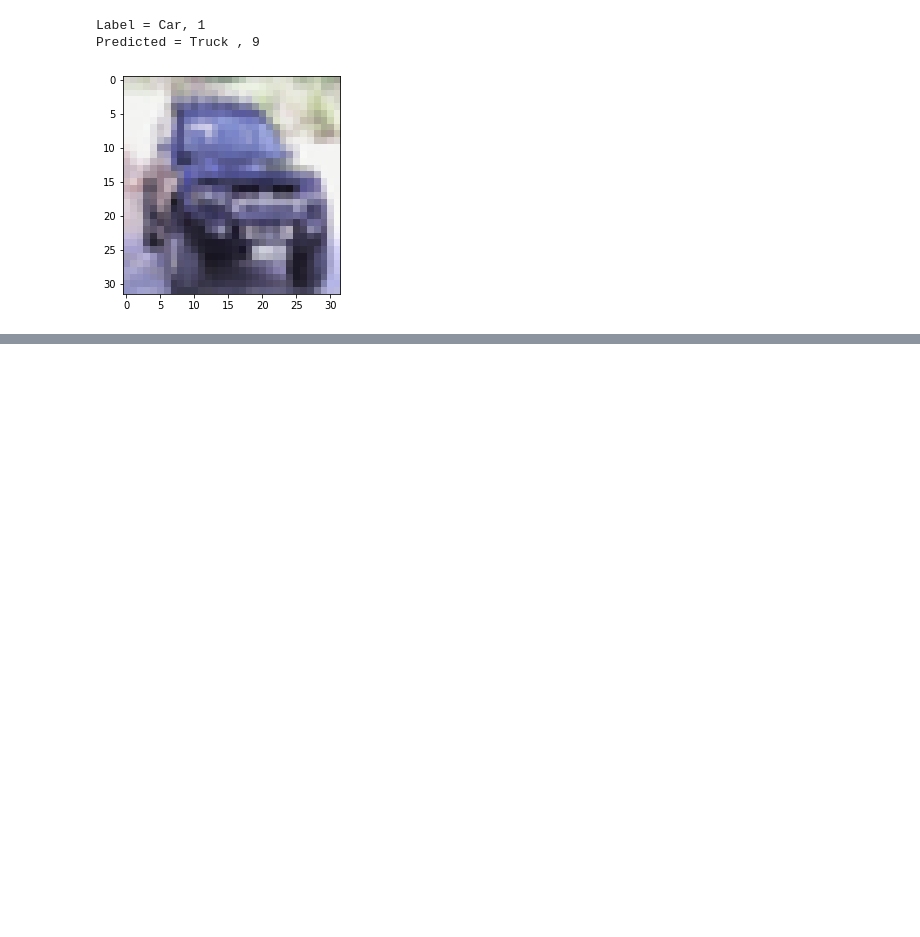
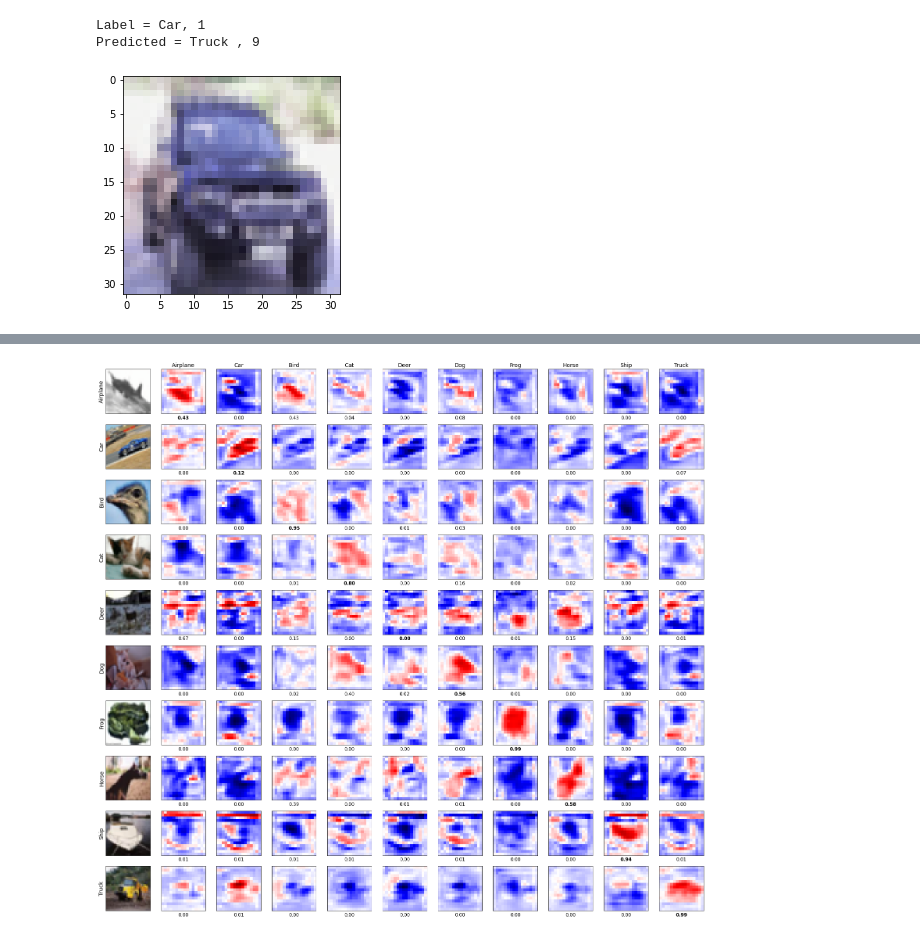
Before and after one commit to roldanjrgl/ml_project, a Jupyter notebook: notebooks/cifar_models_performance_analysis_v2.ipynb, the cells around one changed output, grey strips where cells are left out. Saved outputs shown, nothing was run; the diff lists cells and outputs as text; code cells hidden in the pictures; blank space fills up the shorter version.

```diff
--- a/notebooks/cifar_models_performance_analysis_v2.ipynb
+++ b/notebooks/cifar_models_performance_analysis_v2.ipynb
@@ -116,7 +116,7 @@ surr_model_path = 'cifar_c10_vit_surrogate_lb20.pt'
 if os.path.isfile(surr_model_path):
     print('Loading saved surrogate model')
     surr_B = torch.load(surr_model_path).to(device)
-    surrogate_B = ImageSurrogate(surr, width=32, height=32, superpixel_size=2)
+    surrogate_B = ImageSurrogate(surr_B, width=32, height=32, superpixel_size=2)
 else:
     print('Model not available')
 # %% [output]
@@ -133,7 +133,7 @@ explainer_path = 'cifar_explainer_unet_lb20.pt'
 if os.path.isfile(explainer_path):
     print('Loading saved explainer model')
     explainer_B = torch.load(explainer_path).to(device)
-    fastshap_B = FastSHAP(explainer, surrogate, link=nn.LogSoftmax(dim=1))
+    fastshap_B = FastSHAP(explainer_B, surrogate_B, link=nn.LogSoftmax(dim=1))
 
 else:
     print('Model not available')
@@ -457,0 +398,4 @@ visualize_one_sample(1, model_B)
+# %%
+visualize_all_classes(model_B, surrogate_B, fastshap_B)
+# %% [output]
+[figure, added]
```
Also changed, not shown: parts of 27 cells of this notebook.
